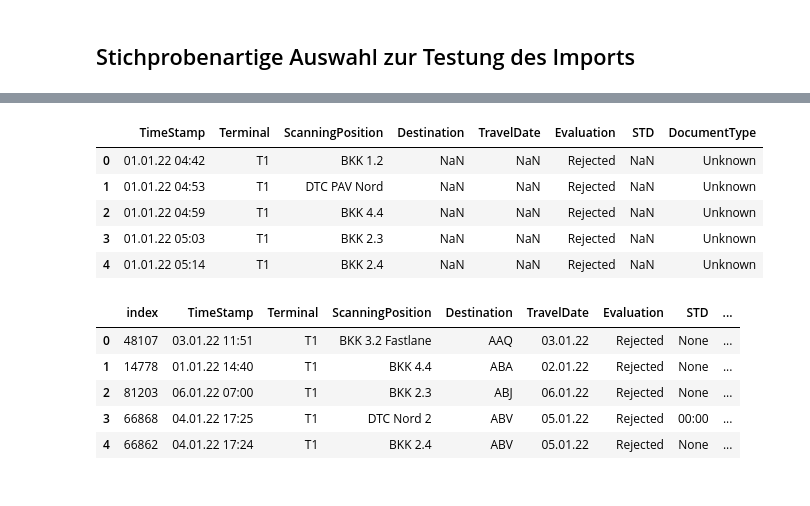
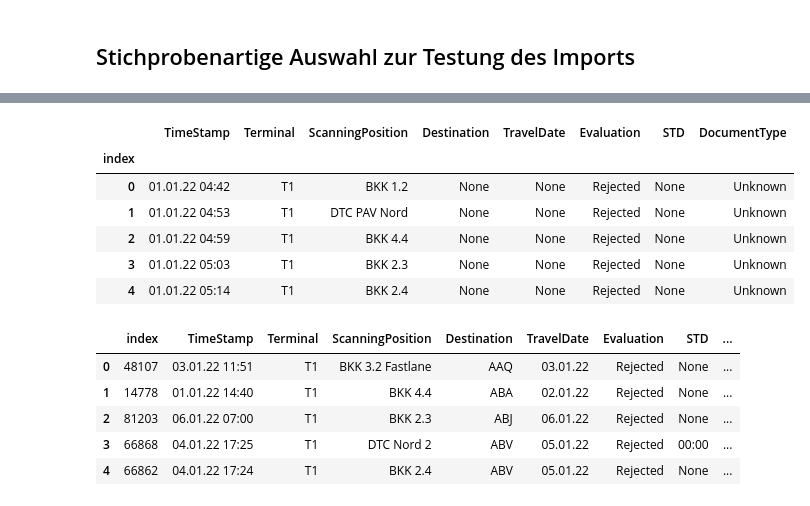
Before and after one commit to italyboy2012/bi-project, a Jupyter notebook: BKK-Analyse.ipynb, the cells around one changed output, grey strips where cells are left out. Saved outputs shown, nothing was run; the diff lists cells and outputs as text; code cells hidden in the pictures.

```diff
--- a/BKK-Analyse.ipynb
+++ b/BKK-Analyse.ipynb
@@ -215,12 +101,14 @@ df_airports.head()
 # %%
+df_bkk = pd.read_sql('Select * FROM BKK;', index_col='index', con=db_connection)
 df_bkk.head()
 # %% [output]
 |  | TimeStamp | Terminal | ScanningPosition | Destination | TravelDate | Evaluation | STD | DocumentType |
-| 0 | 01.01.22 04:42 | T1 | BKK 1.2 | NaN | NaN | Rejected | NaN | Unknown |
-| 1 | 01.01.22 04:53 | T1 | DTC PAV Nord | NaN | NaN | Rejected | NaN | Unknown |
-| 2 | 01.01.22 04:59 | T1 | BKK 4.4 | NaN | NaN | Rejected | NaN | Unknown |
-| 3 | 01.01.22 05:03 | T1 | BKK 2.3 | NaN | NaN | Rejected | NaN | Unknown |
-| 4 | 01.01.22 05:14 | T1 | BKK 2.4 | NaN | NaN | Rejected | NaN | Unknown |
+| index |  |  |  |  |  |  |  |  |
+| 0 | 01.01.22 04:42 | T1 | BKK 1.2 | None | None | Rejected | None | Unknown |
+| 1 | 01.01.22 04:53 | T1 | DTC PAV Nord | None | None | Rejected | None | Unknown |
+| 2 | 01.01.22 04:59 | T1 | BKK 4.4 | None | None | Rejected | None | Unknown |
+| 3 | 01.01.22 05:03 | T1 | BKK 2.3 | None | None | Rejected | None | Unknown |
+| 4 | 01.01.22 05:14 | T1 | BKK 2.4 | None | None | Rejected | None | Unknown |
 # %%
 df_beispiel = pd.read_sql('Select * FROM BKK'+
                             ' JOIN Airports on BKK.Destination = Airports.iata_code'+
```
Also changed, not shown: parts of 46 cells of this notebook, 6 other files.
